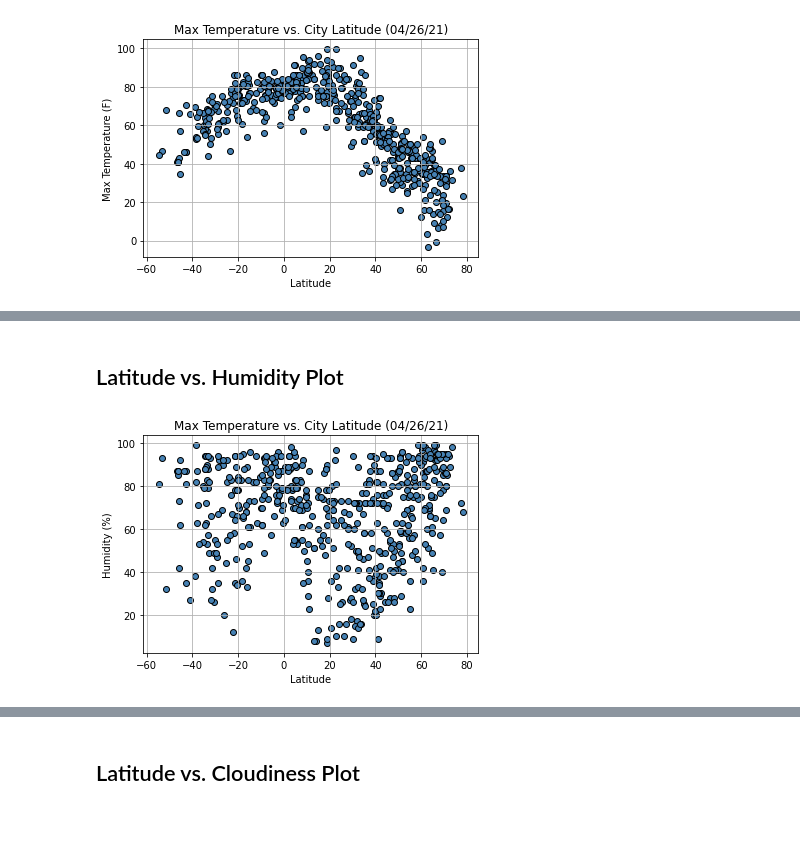
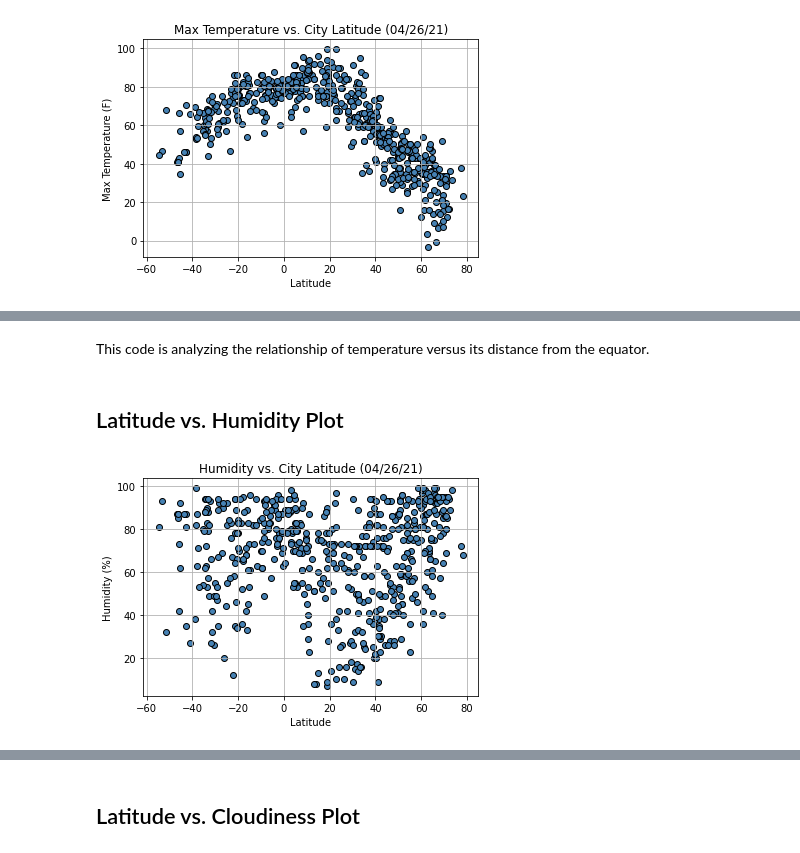
Before and after one commit to dkrug82/python-api-challenge, a Jupyter notebook: WeatherPy/WeatherPy.ipynb, the cells around one changed output, grey strips where cells are left out. Cells and saved outputs as stored; diff of their text form; code cells hidden in the pictures; blank space fills up the shorter version.

Commit message:
plot analysis complete. weatherpy complete

```diff
--- a/WeatherPy/WeatherPy.ipynb
+++ b/WeatherPy/WeatherPy.ipynb
@@ -306,16 +306,18 @@ plt.show()
+# %% [markdown]
+This code is analyzing the relationship of temperature versus its distance from the equator.
 # %% [markdown]
 ## Latitude vs. Humidity Plot
 # %%
 x_axis = clean_city_data["Lat"]
 humid = clean_city_data["Humidity"]
 
 plt.scatter(x_axis, humid, marker="o", facecolors="steelblue", edgecolors="black")
-plt.title("Max Temperature vs. City Latitude (04/26/21)")
+plt.title("Humidity vs. City Latitude (04/26/21)")
 plt.xlabel("Latitude")
 plt.ylabel("Humidity (%)")
 plt.grid()
 plt.savefig("output_data/fig2.png")
 
 plt.show()
 # %% [output]
-[figure, old version]
+[figure, new version]
```
Also changed, not shown: parts of 26 cells of this notebook, 1 other file.
